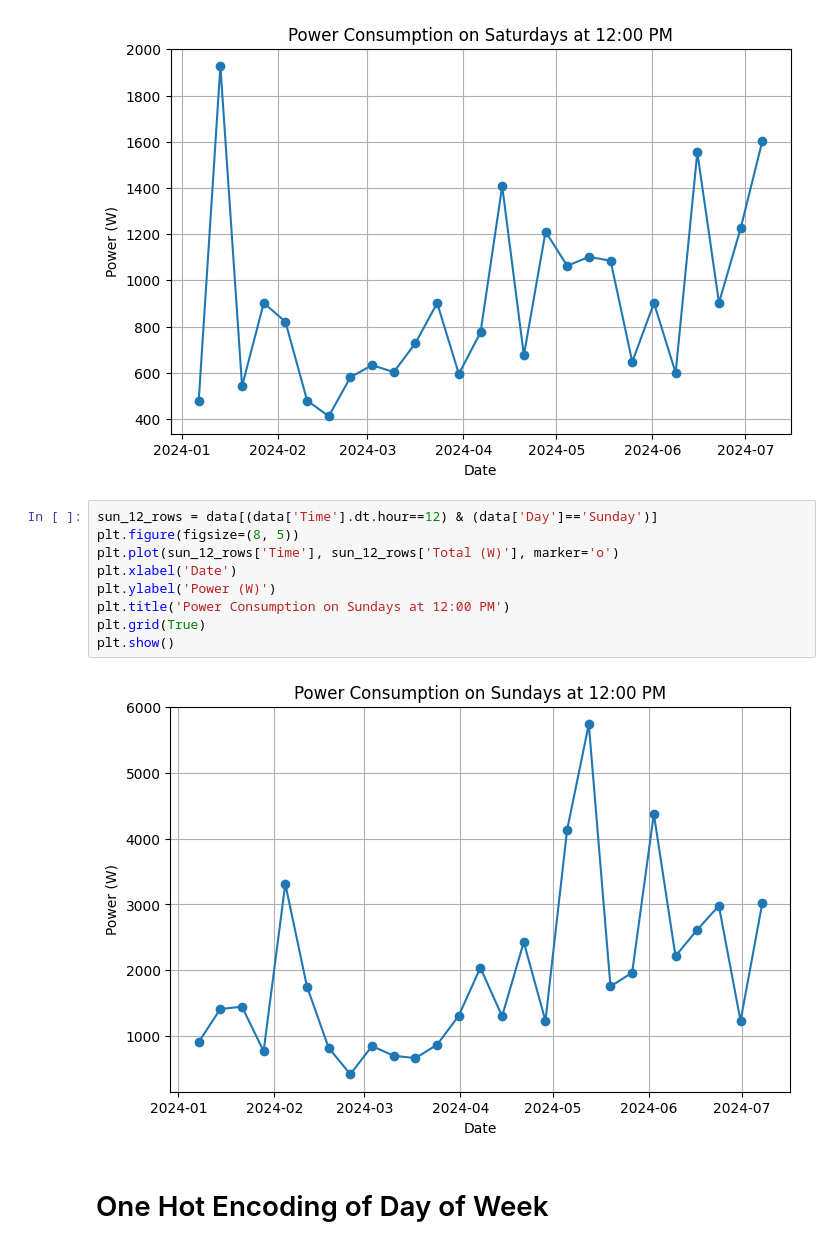
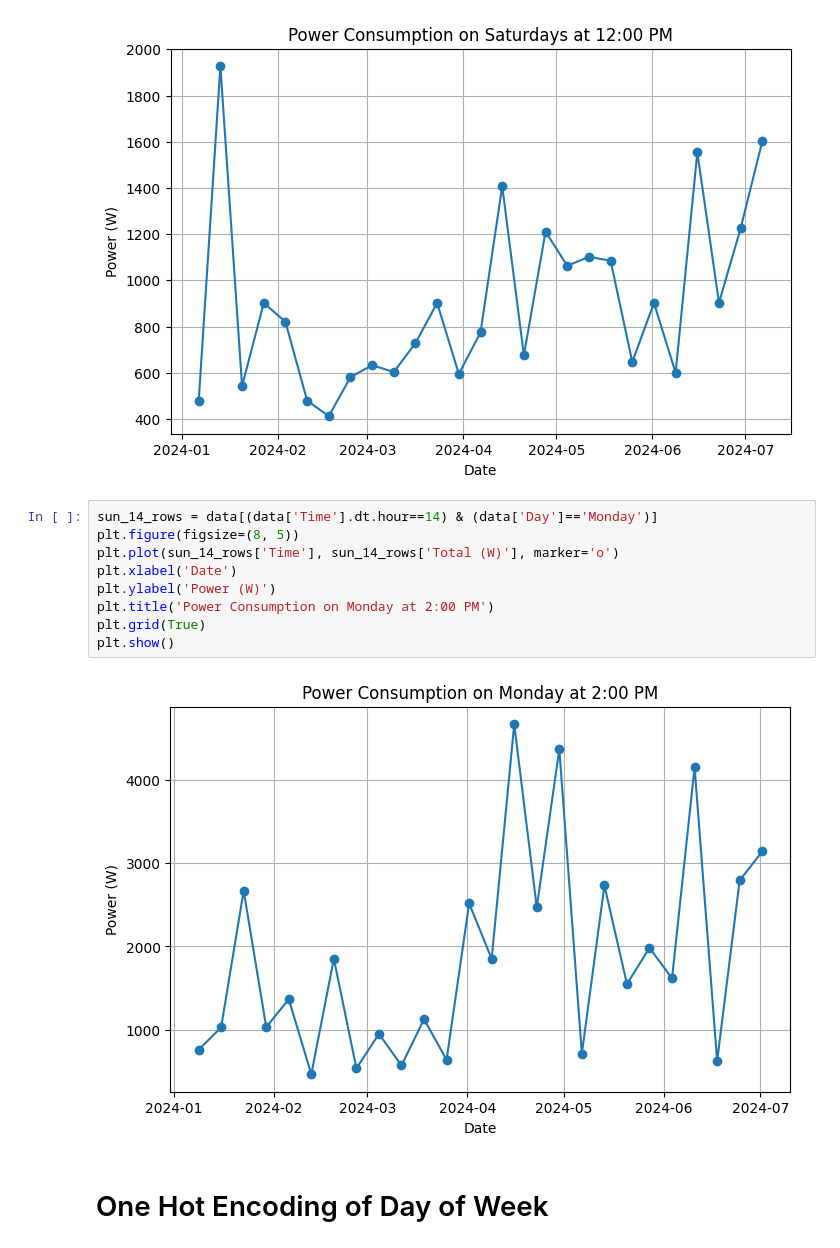
Before and after one commit to nabinhere/Load-Forecasting, a Jupyter notebook: forecast_data_preprocess.ipynb, the cells around one changed output. Cells and saved outputs as stored; diff of their text form.

```diff
--- a/forecast_data_preprocess.ipynb
+++ b/forecast_data_preprocess.ipynb
@@ -272,16 +272,16 @@ plt.show()
 # %% [output]
 [figure]
 # %%
-sun_12_rows = data[(data['Time'].dt.hour==12) & (data['Day']=='Sunday')]
+sun_14_rows = data[(data['Time'].dt.hour==14) & (data['Day']=='Monday')]
 plt.figure(figsize=(8, 5))
-plt.plot(sun_12_rows['Time'], sun_12_rows['Total (W)'], marker='o')
+plt.plot(sun_14_rows['Time'], sun_14_rows['Total (W)'], marker='o')
 plt.xlabel('Date')
 plt.ylabel('Power (W)')
-plt.title('Power Consumption on Sundays at 12:00 PM')
+plt.title('Power Consumption on Monday at 2:00 PM')
 plt.grid(True)
 plt.show()
 # %% [output]
-[figure, old version]
+[figure, new version]
 # %% [markdown]
 # One Hot Encoding of Day of Week
 # %%
```
Also changed, not shown: parts of 1 cell of this notebook.
